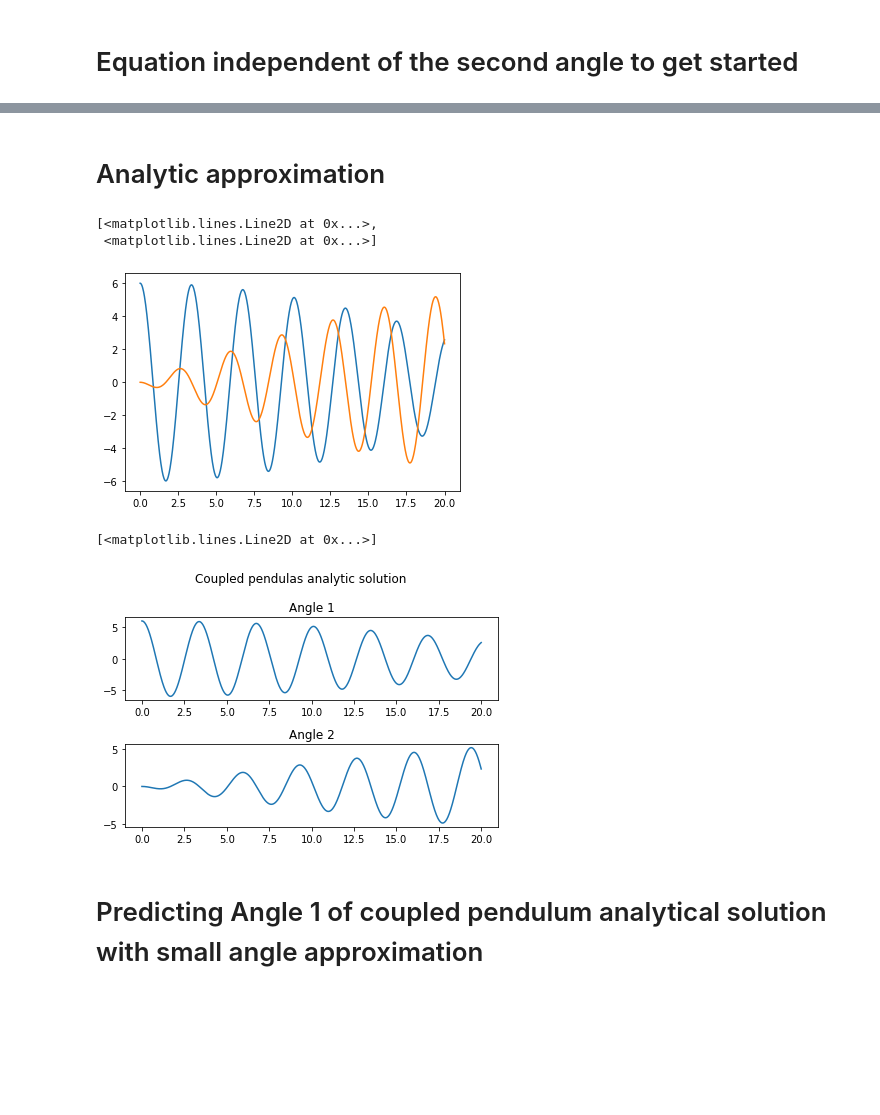
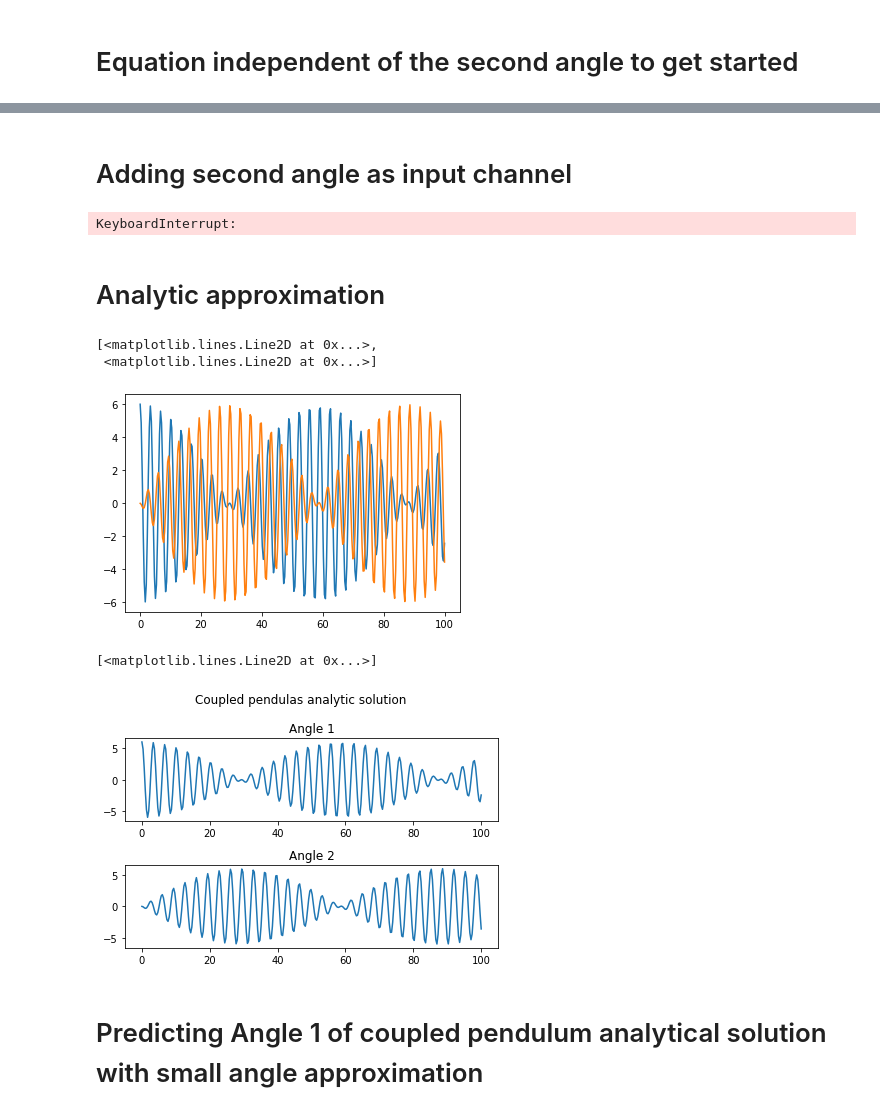
Before and after one commit to JustinZal/PendulumNN, a Jupyter notebook: Coupled Pendulums prediction.ipynb, the cells around one changed output, grey strips where cells are left out. Saved outputs shown, nothing was run; the diff lists cells and outputs as text; code cells hidden in the pictures; blank space fills up the shorter version.

Commit message:
Add double angle prediction

```diff
--- a/Coupled Pendulums prediction.ipynb
+++ b/Coupled Pendulums prediction.ipynb
@@ -15,7 +15,7 @@ Equation for the second pendulum: $mL\ddot{\theta_{2}} = -gmsin(\theta_{2}) + kL
 L_1 = 3
 g_1 = 9.81
 k_1 = 2
-m_1 = 8
+m_1 = 2
 
 def coupled_pendulum(w, t, p):
     # x_i = theta_i
@@ -26,8 +26,8 @@ def coupled_pendulum(w, t, p):
     x1, y1, x2, y2 = w
     g, L, k, m = p
 
-    theta1_double_prime = - g/L * np.sin(x1) - k/m * np.sin(x1 - x2)
-    theta2_double_prime = - g/L * np.sin(x2) + k/m * np.sin(x1 - x2)
+    theta1_double_prime = - g/L * np.sin(x1) - k/m * np.sin(x1 - x2) # Phase difference
+    theta2_double_prime = - g/L * np.sin(x2) - k/m * np.sin(x2 - x1) # Phase difference, but adjusted for -
 
     return [y1, theta1_double_prime, y2, theta2_double_prime]
 
@@ -45,18 +45,18 @@ def getESN(input_channels, n_reservoir, spectral_radius, sparsity, noise, teache
         sparsity=sparsity,
         noise=noise,
         input_shift=None,
-        input_scaling=None,
+        input_scaling=1/10,
         teacher_forcing=teacher_forcing,
         feedback_scaling=None,
         teacher_scaling=None,
-        teacher_shift=None,
+        teacher_shift=0.001,
         out_activation=lambda x: x, #tanh, sigmoid
         inverse_out_activation=lambda x: x, #TODO ?
         random_state=None,
         silent=False
     )
 
-t = np.linspace(0, 100, num=1000)
+t = np.linspace(0, 10, num=10000)
 
 # Pack up the parameters and initial conditions:
 p = [g_1, L_1, k_1, m_1]
@@ -72,13 +72,15 @@ solution = odeint(coupled_pendulum, w0, t, args=(p,), atol=abserr, rtol=relerr)
 angle1 = solution[:, 0]
 angle2 = solution[:, 2]
 
-fig, axs = plt.subplots(2)
+fig, axs = plt.subplots(3)
 fig.suptitle('Coupled pendulas')
 
 axs[0].set_title('Angle 1')
 axs[1].set_title('Angle 2')
+axs[2].set_title('Angles together')
 fig.tight_layout()
 
 axs[0].plot(t, angle1)
 axs[1].plot(t, angle2)
+axs[2].plot(t, angle1, t, angle2)
 # %% [output]
@@ -87,31 +153,53 @@ axs[1].plot(t, angle2)
+# %% [markdown]
+# Adding second angle as input channel
+# %%
+esn = getESN(2, 3000, 0.9, 0.2, 0, False)
+
+# N training samples X 2 [time, angle2]
+# N training samples X 1 (angle 1)
+
+cutoff = int(len(t) * 0.93)
+training_data_input = np.column_stack((t[:cutoff], angle2[:cutoff]))
+training_data_output = angle1[:cutoff]
+
+validation_data_input = np.column_stack((t[cutoff:], angle2[cutoff:]))
+validation_data_output = angle1[cutoff:]
+
+weights = esn.fit(training_data_input, training_data_output)
+
+prediction = esn.predict(validation_data_input)[:,0]
+# TODO fix this thing
+plt.plot(t[:cutoff], prediction, t[:cutoff], angle1[:cutoff])
+# %% [output]
+KeyboardInterrupt:
 # %% [markdown]
 # Analytic approximation
 # %%
 # https://phys.libretexts.org/Bookshelves/University_Physics/Book%3A_Mechanics_and_Relativity_(Idema)/08%3A_Oscillations/8.04%3A_Coupled_Oscillators
 def compute_angles(time, initial_angle, k, g, l):
     omega_prime = np.sqrt(2 * k + g/l)
     omega_0 = np.sqrt(g/l)
     inner_term_1 = ((omega_0 + omega_prime) / 2) * t
     inner_term_2 = ((omega_0 - omega_prime) / 2) * t
 
     angle1 = initial_angle * np.cos(inner_term_1) * np.cos(inner_term_2)
     angle2 = initial_angle * np.sin(inner_term_1) * np.sin(inner_term_2)
 
     return angle1, angle2
 
-t = np.linspace(0, 20, 1000)
+t = np.linspace(0, 100, 300)
 initial_angle = 6
 k = 0.2
 g = 9.81
 l = 3
 
 angle1, angle2 = compute_angles(t, initial_angle, k, g, l)
 
 plt.plot(t, angle1, t, angle2)
 # %% [output]
 [<matplotlib.lines.Line2D at 0x...>,
  <matplotlib.lines.Line2D at 0x...>]
-[figure, old version]
+[figure, new version]
 # %%
 fig, axs = plt.subplots(2)
 fig.suptitle('Coupled pendulas analytic solution')
@@ -124,7 +212,7 @@ axs[0].plot(t, angle1)
 axs[1].plot(t, angle2)
 # %% [output]
 [<matplotlib.lines.Line2D at 0x...>]
-[figure, old version]
+[figure, new version]
 # %% [markdown]
 # Predicting Angle 1 of coupled pendulum analytical solution with small angle approximation
 # %%
```
Also changed, not shown: parts of 9 cells of this notebook, 1 other file.
